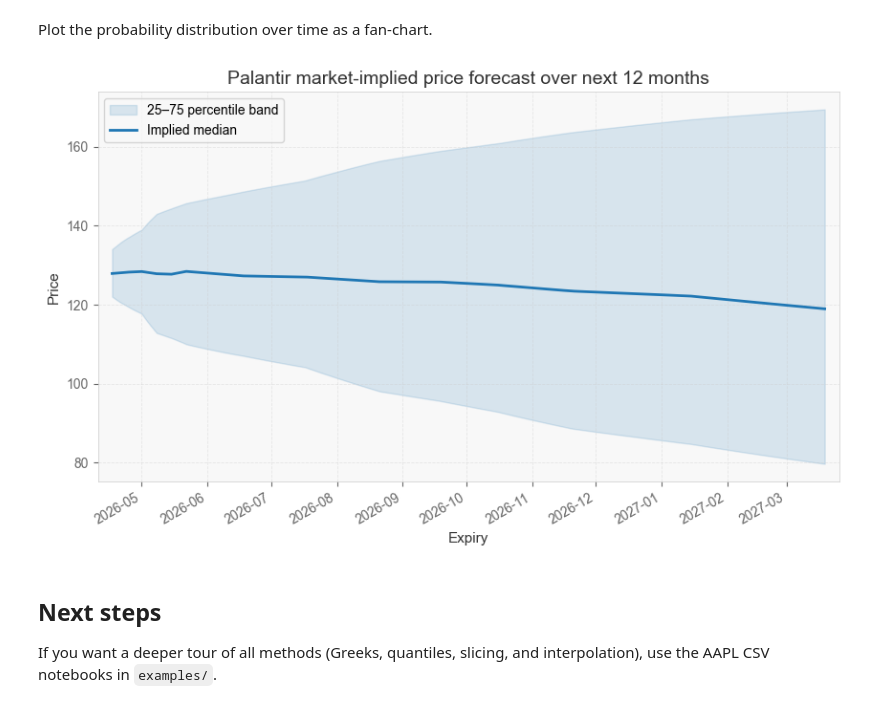
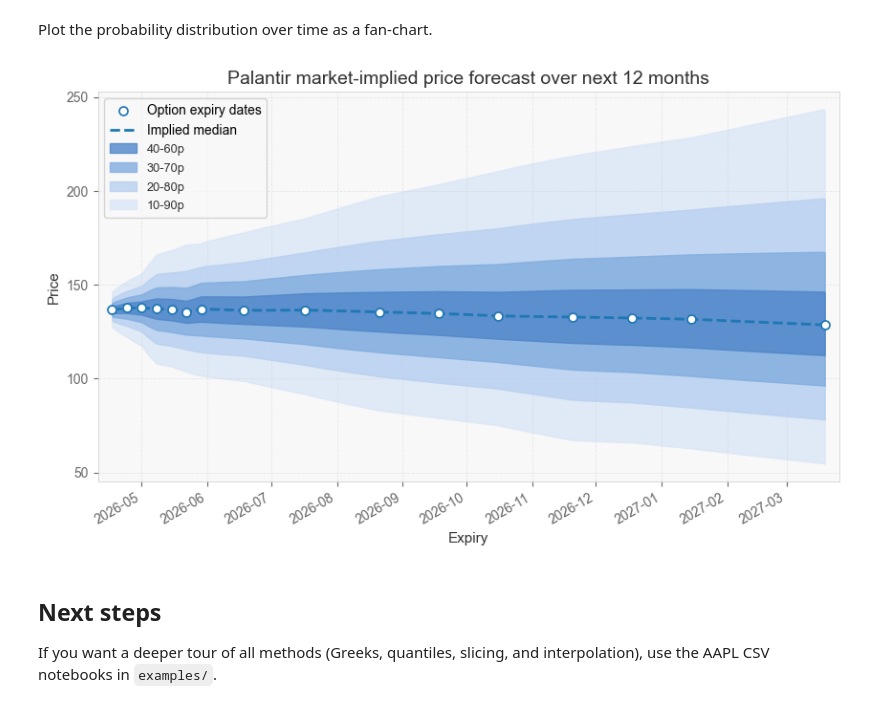
Before and after one commit to tyrneh/options-implied-probability, a Jupyter notebook: examples/quickstart_yfinance.ipynb, the cells around one changed output. Saved outputs shown, nothing was run; the diff lists cells and outputs as text; code cells hidden in the pictures.

Commit message:
implemented percentile bands on prob fan plot

```diff
--- a/examples/quickstart_yfinance.ipynb
+++ b/examples/quickstart_yfinance.ipynb
@@ -147,12 +147,10 @@ Plot the probability distribution over time as a fan-chart.
 # %%
 surface.plot_fan(
     title="Palantir market-implied price forecast over next 12 months",
-    upper_percentile=75,
-    lower_percentile=25,
 )
 plt.show()
 # %% [output]
-[figure, old version]
+[figure, new version]
 # %% [markdown]
 ## Next steps
 
```
Also changed, not shown: parts of 3 cells of this notebook, 13 other files.
